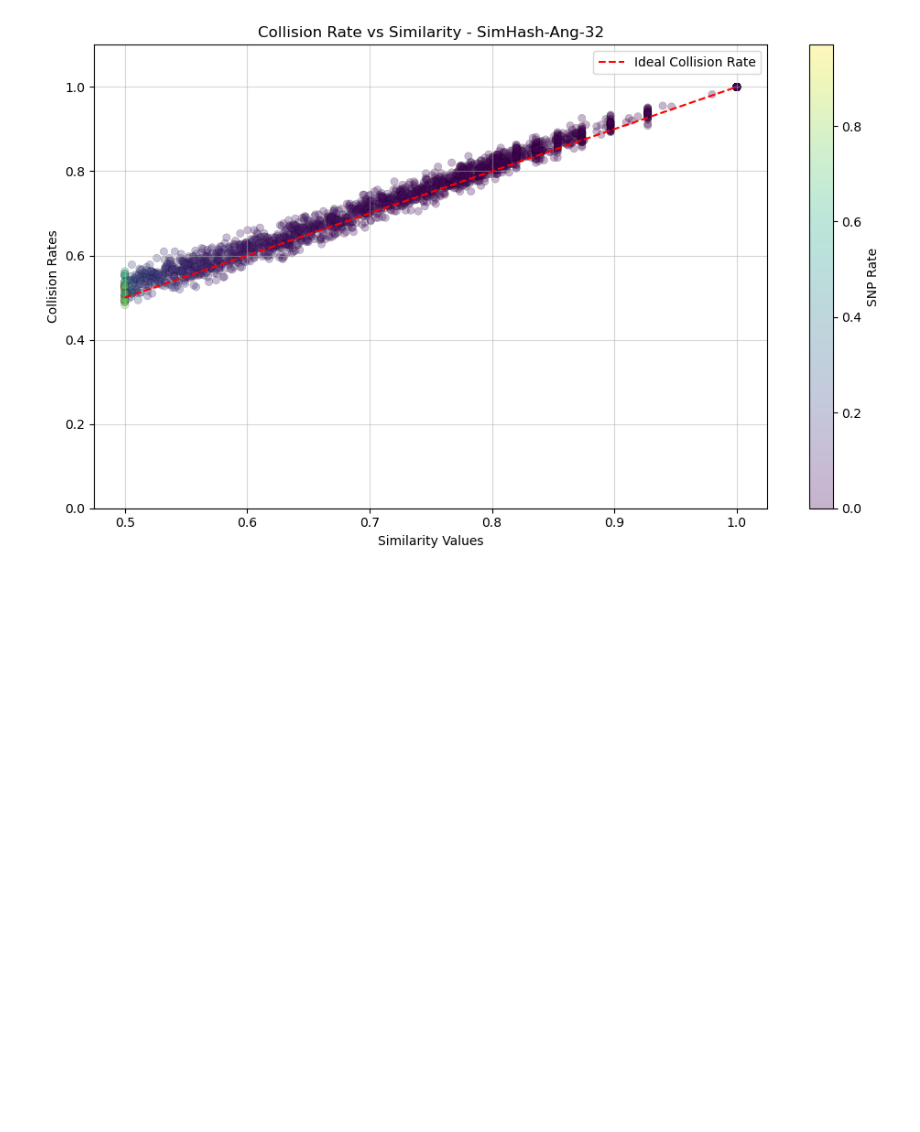
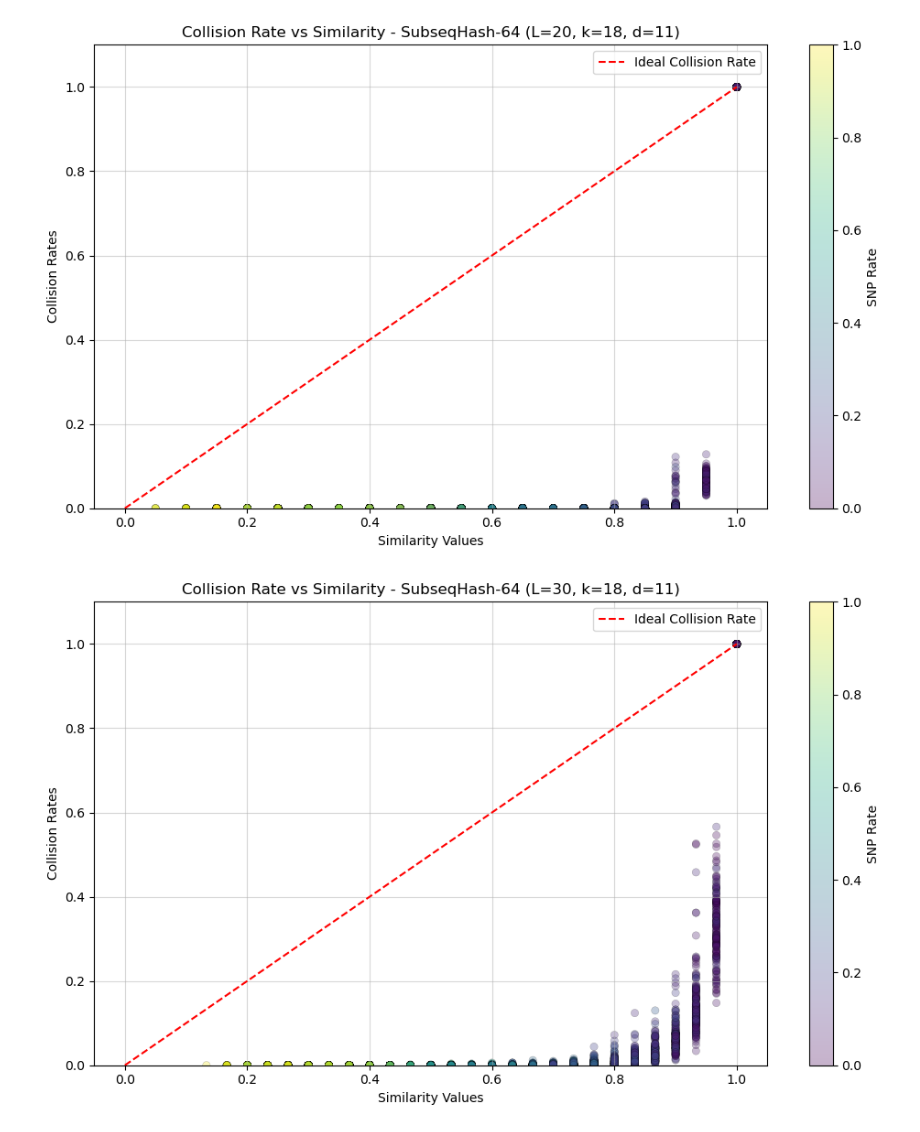
Before and after one commit to bpanda-dev/BioHasher, a Jupyter notebook: analysis/plots.ipynb, the cells around one changed output. Cells and saved outputs as stored; diff of their text form; code cells hidden in the pictures; blank space fills up the shorter version.

Commit message:
SUBSEQHASH

```diff
--- a/analysis/plots.ipynb
+++ b/analysis/plots.ipynb
@@ -31,6 +29,11 @@ def read_collision_data_complete(filename):
             sections['SequenceLength'] = int(line_parts[1].strip())
             sections['TokenLength'] = int(line_parts[2].strip())
             sections['Distance_Metric'] = int(line_parts[3].strip())
+        elif line.startswith(':3.1:'):
+            line_content = line[5:].strip()
+            line_parts = line_content.split(',')
+            sections['SubseqHash_k'] = line_parts[0].strip()
+            sections['SubseqHash_d'] = int(line_parts[1].strip())
         elif line.startswith(':4:'):
             line_content = line[3:].strip()
             similarity_values = [float(x.strip()) for x in line_content.split(',')]
@@ -52,7 +55,10 @@ def read_collision_data_complete(filename):
                 'tokenlength': sections.get('TokenLength', 0),
                 'similarity_values': similarity_values,
                 'snp_rate': snp_rate,
-                'collision_rates': collision_rates
+                'collision_rates': collision_rates,
+                'SubseqHash_k': sections.get('SubseqHash_k', 0),
+                'SubseqHash_d': sections.get('SubseqHash_d', 0)
+
             }
             data_rows.append(row_data)
 
@@ -60,4 +66,6 @@ def read_collision_data_complete(filename):
 # %%
 # sections,df =  read_collision_data_complete("/home/dynamics/bikram/BioHasher/results/collisionResults_OneBaseSamplingHash-32.csv")
 # sections,df =  read_collision_data_complete("/home/dynamics/bikram/BioHasher/results/collisionResults_MinHash-32.csv")
-sections,df =  read_collision_data_complete("/home/dynamics/bikram/BioHasher/results/collisionResults_SimHash-Ang-32.csv")
+# sections,df =  read_collision_data_complete("/home/dynamics/bikram/BioHasher/results/collisionResults_SimHash-Ang-32.csv")
+sections,df =  read_collision_data_complete("/home/dynamics/bikram/BioHasher/results/collisionResults_SubseqHash-64.csv")
+similarity = "Edit Similarity"
@@ -64,20 +234,25 @@ sections,df =  read_collision_data_complete("/home/dynamics/bikram/BioHasher/res
 # %%
+fig, ax = plt.subplots(nrows=3, ncols=3)
+
 for idx, row in df.iterrows():
     x_values = row['similarity_values']
     y_values = row['collision_rates']
     label_values = row['snp_rate']
     plt.figure(figsize=(10, 6))
     plt.ylim(0, 1.1)
     plt.grid(True, alpha=0.5)
+    label = f"{row['hashname']} (L={row['sequencelength']}, k={row['SubseqHash_k']}, d={row['SubseqHash_d']})"
+
     plt.scatter(x_values, y_values, c=label_values, cmap='viridis', alpha=0.3, edgecolors='black', linewidth=0.3)
     plt.colorbar(label='SNP Rate')
     plt.xlabel('Similarity Values')
     plt.ylabel('Collision Rates')
-    plt.title(f"Collision Rate vs Similarity - {row['hashname']}")
-    plt.plot([0.5, 1], [0.5, 1], 'r--', label='Ideal Collision Rate')
+    plt.title(f"Collision Rate vs Similarity - {label}")
+    plt.plot([0, 1], [0, 1], 'r--', label='Ideal Collision Rate')
     plt.legend()
 
     plt.tight_layout()
     plt.show()
 # %% [output]
-[figure, old version]
+[figure, new version]
+[figure, added]
```
Also changed, not shown: parts of 15 cells of this notebook, 25 other files.
